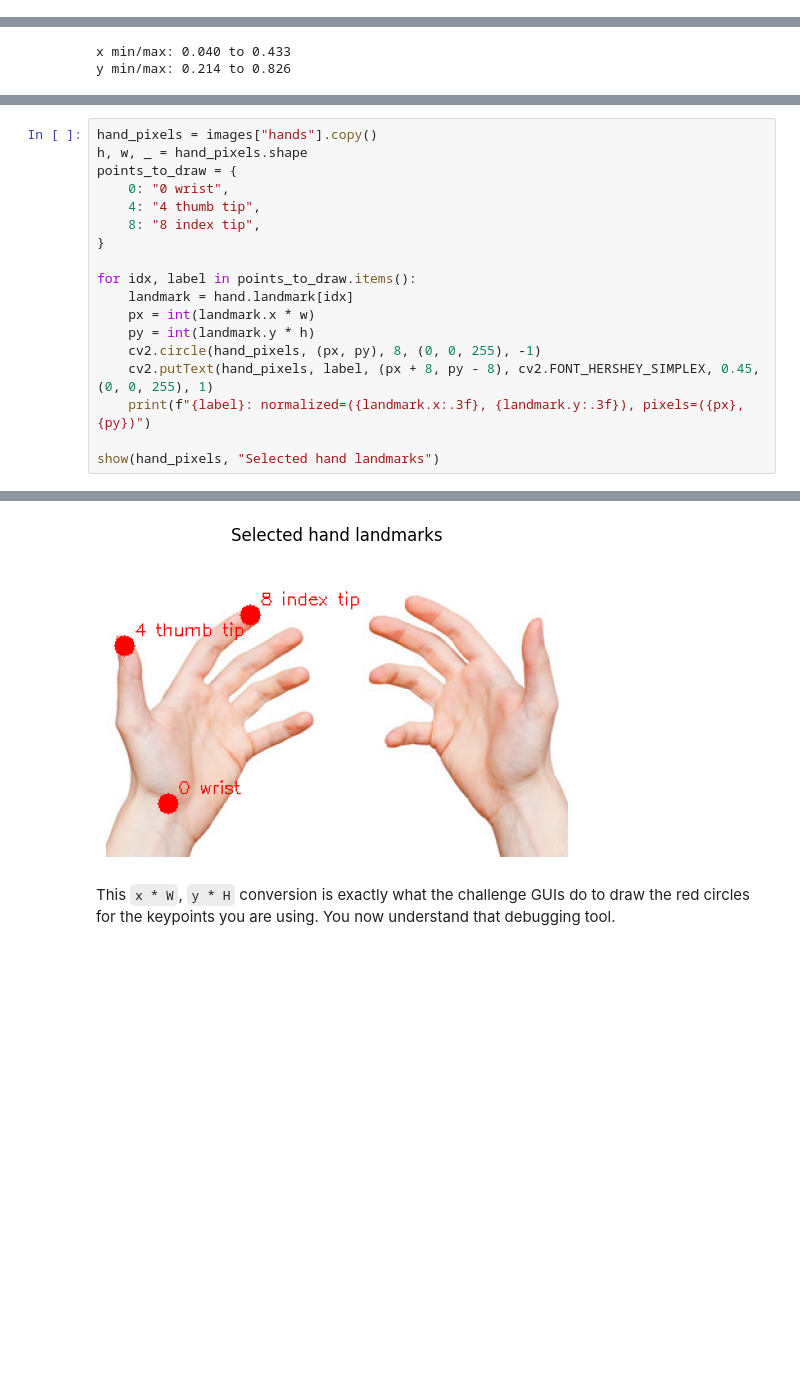
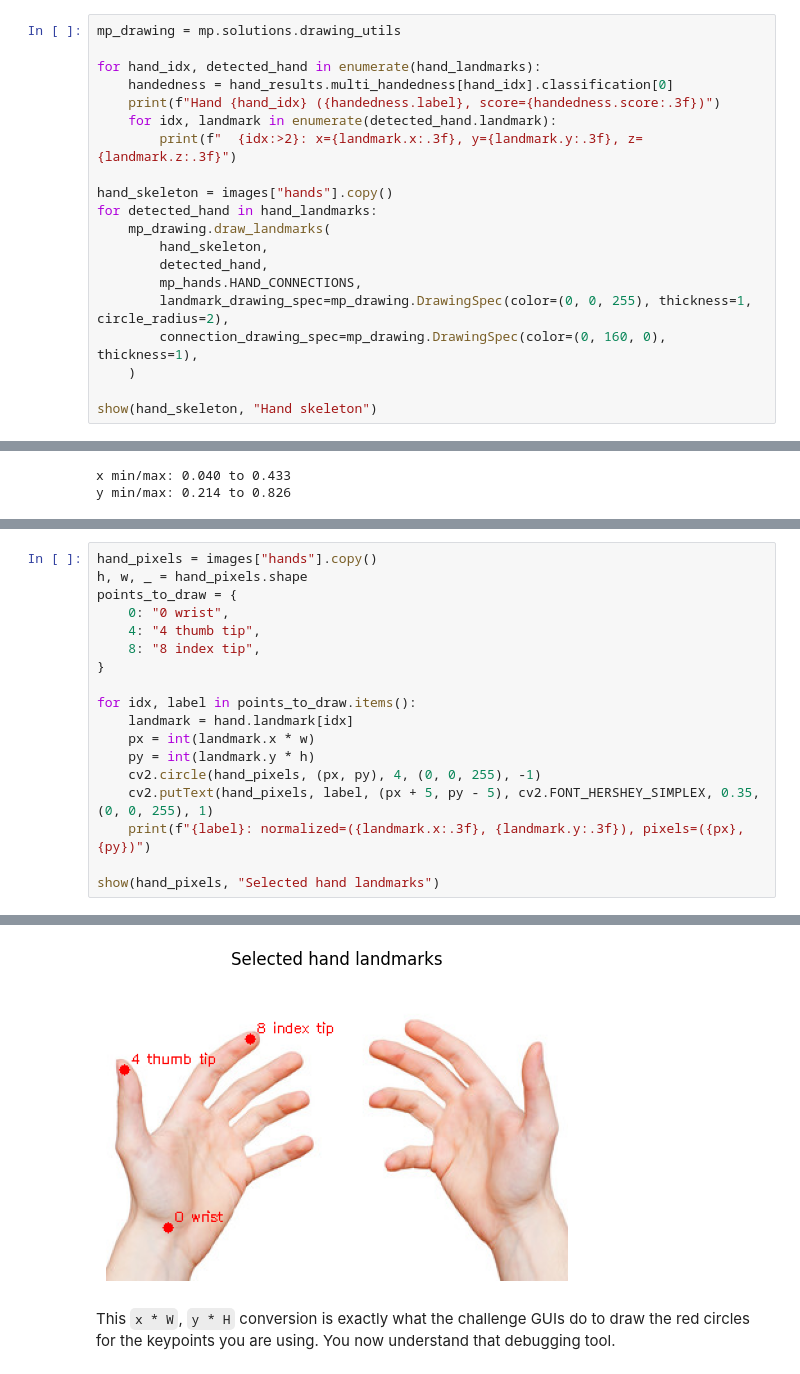
Before and after one commit to azeezabdikarim/AppCV_2026, a Jupyter notebook: Lab_5/familiarization/explore_landmark_data.ipynb, the cells around one changed output, grey strips where cells are left out. Cells and saved outputs as stored; diff of their text form; blank space fills up the shorter version.

```diff
--- a/Lab_5/familiarization/explore_landmark_data.ipynb
+++ b/Lab_5/familiarization/explore_landmark_data.ipynb
@@ -103,3 +101,23 @@ hand = hand_landmarks[0]
 print("landmarks in first hand:", len(hand.landmark))
 # %% [output]
 landmarks in first hand: 21
+# %%
+mp_drawing = mp.solutions.drawing_utils
+
+for hand_idx, detected_hand in enumerate(hand_landmarks):
+    handedness = hand_results.multi_handedness[hand_idx].classification[0]
+    print(f"Hand {hand_idx} ({handedness.label}, score={handedness.score:.3f})")
+    for idx, landmark in enumerate(detected_hand.landmark):
+        print(f"  {idx:>2}: x={landmark.x:.3f}, y={landmark.y:.3f}, z={landmark.z:.3f}")
+
+hand_skeleton = images["hands"].copy()
+for detected_hand in hand_landmarks:
+    mp_drawing.draw_landmarks(
+        hand_skeleton,
+        detected_hand,
+        mp_hands.HAND_CONNECTIONS,
+        landmark_drawing_spec=mp_drawing.DrawingSpec(color=(0, 0, 255), thickness=1, circle_radius=2),
+        connection_drawing_spec=mp_drawing.DrawingSpec(color=(0, 160, 0), thickness=1),
+    )
+
+show(hand_skeleton, "Hand skeleton")
@@ -134,26 +171,26 @@ The `z` value is relative depth. Treat it as approximate; smaller values are clo
 # %%
 hand_pixels = images["hands"].copy()
 h, w, _ = hand_pixels.shape
 points_to_draw = {
     0: "0 wrist",
     4: "4 thumb tip",
     8: "8 index tip",
 }
 
 for idx, label in points_to_draw.items():
     landmark = hand.landmark[idx]
     px = int(landmark.x * w)
     py = int(landmark.y * h)
-    cv2.circle(hand_pixels, (px, py), 8, (0, 0, 255), -1)
-    cv2.putText(hand_pixels, label, (px + 8, py - 8), cv2.FONT_HERSHEY_SIMPLEX, 0.45, (0, 0, 255), 1)
+    cv2.circle(hand_pixels, (px, py), 4, (0, 0, 255), -1)
+    cv2.putText(hand_pixels, label, (px + 5, py - 5), cv2.FONT_HERSHEY_SIMPLEX, 0.35, (0, 0, 255), 1)
     print(f"{label}: normalized=({landmark.x:.3f}, {landmark.y:.3f}), pixels=({px}, {py})")
 
 show(hand_pixels, "Selected hand landmarks")
 # %% [output]
 0 wrist: normalized=(0.136, 0.826), pixels=(48, 198)
 4 thumb tip: normalized=(0.040, 0.313), pixels=(14, 75)
 8 index tip: normalized=(0.314, 0.214), pixels=(112, 51)
-[figure, old version]
+[figure, new version]
 # %% [markdown]
 This `x * W`, `y * H` conversion is exactly what the challenge GUIs do to draw the red circles for the keypoints you are using. You now understand that debugging tool.
 # %%
```
Also changed, not shown: parts of 15 cells of this notebook, 2 other files.
